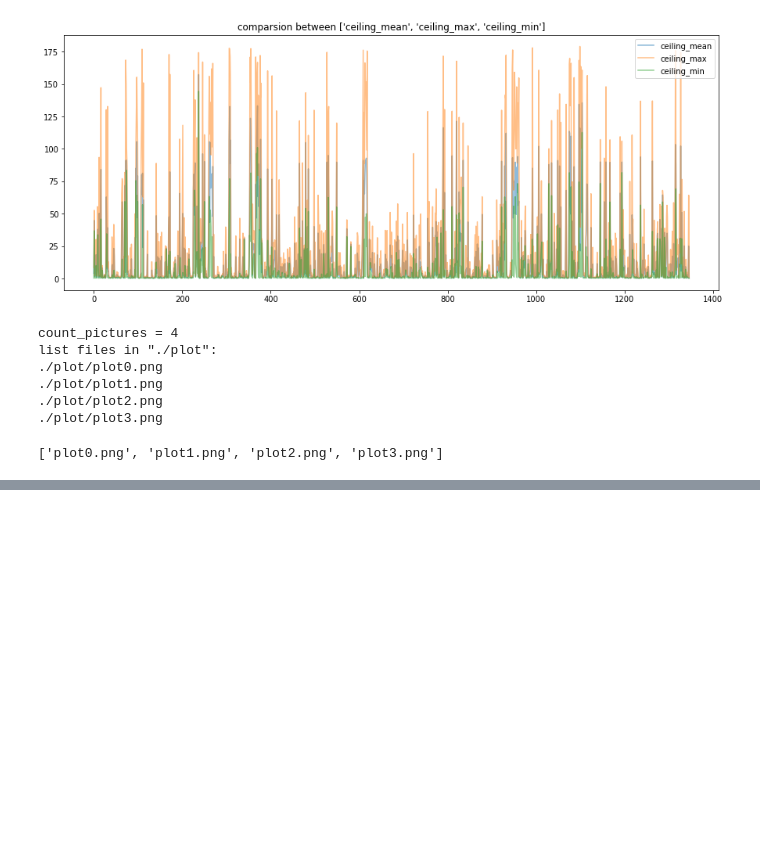
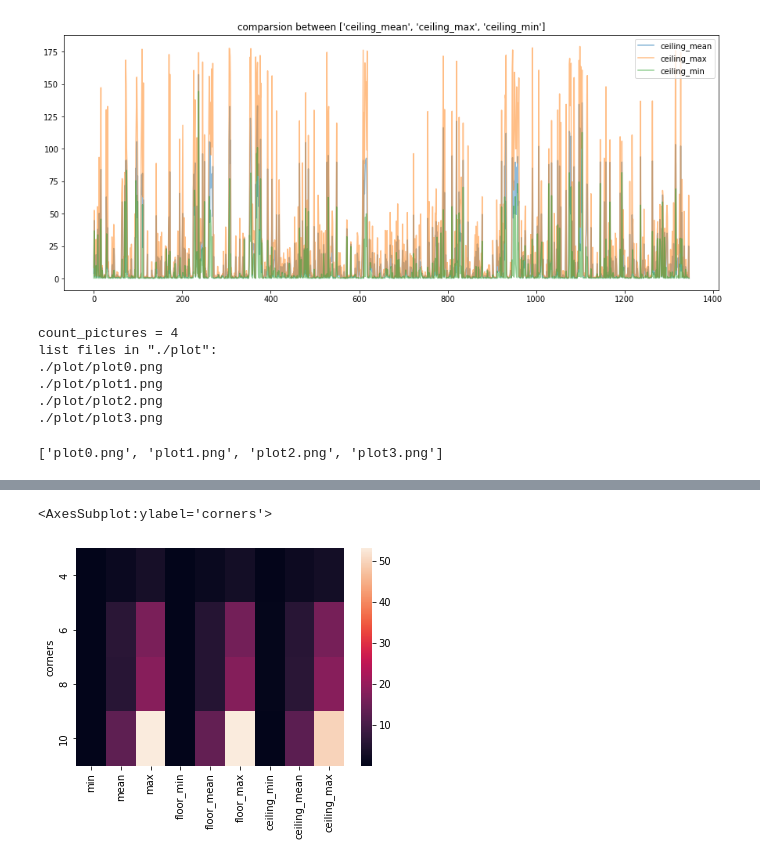
Before and after one commit to Nuu44a/DocuScetch, a Jupyter notebook: Notebook.ipynb, the cells around one changed output, grey strips where cells are left out. Drawn from its saved outputs; the diff is of its cells as text; code cells hidden in the pictures; blank space fills up the shorter version.

```diff
--- a/Notebook.ipynb
+++ b/Notebook.ipynb
@@ -42,0 +166,4 @@ print(list_of_files)
+# %%
+# по медиане
+cd_median = df.groupby('corners').median()
+cd_median
@@ -42,0 +211,6 @@ print(list_of_files)
+# %%
+# тепловая карта корреляции по медиане
+sns.heatmap(cd_median)
+# %% [output]
+<AxesSubplot:ylabel='corners'>
+[figure, added]
```
Also changed, not shown: parts of 27 cells of this notebook, 1 other file.
